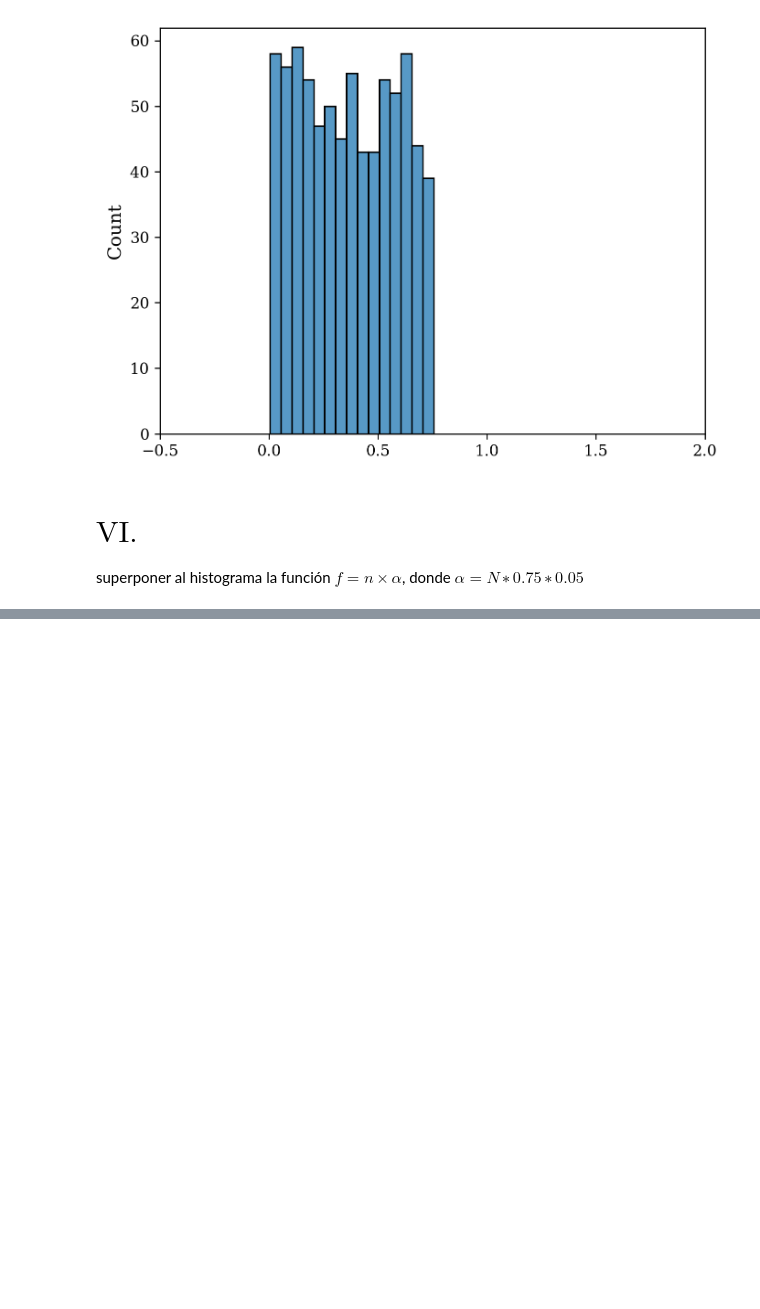
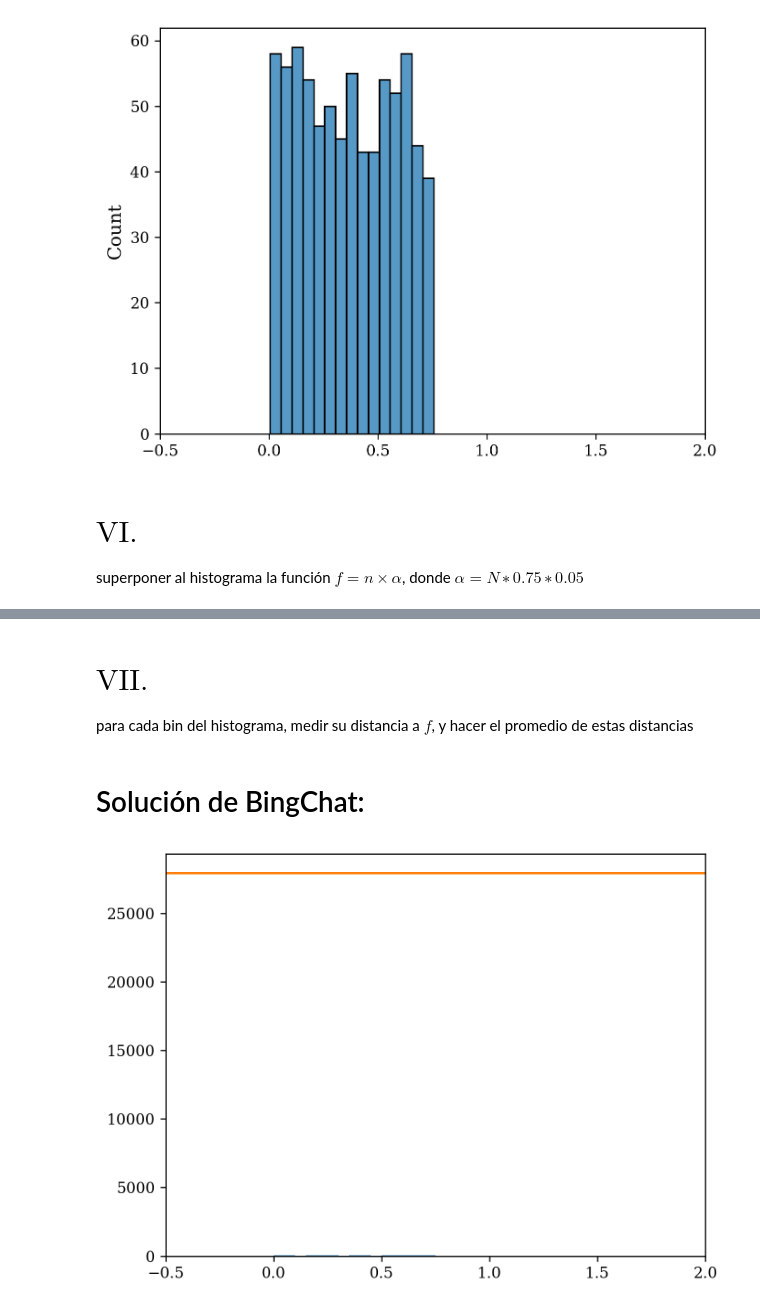
Before and after one commit to agustinbrusco/MEFE, a Jupyter notebook: Código/autoevaluacion_compu.ipynb, the cells around one changed output, grey strips where cells are left out. Drawn from its saved outputs; the diff is of its cells as text; code cells hidden in the pictures; blank space fills up the shorter version.

Commit message:
added bing's solution

```diff
--- a/Código/autoevaluacion_compu.ipynb
+++ b/Código/autoevaluacion_compu.ipynb
@@ -69,0 +74,32 @@ plt.show()
+# %% [markdown]
+# $\text{VII.}$
+para cada bin del histograma, medir su distancia a $f$, y hacer el promedio de estas distancias
+# %% [markdown]
+# Solución de BingChat:
+# %%
+import random
+import matplotlib.pyplot as plt
+
+N = 1000
+numeros_seleccionados = []
+
+for i in range(N):
+    numero = random.uniform(0, 1)
+    if numero < 0.75:
+        numeros_seleccionados.append(numero)
+
+n = len(numeros_seleccionados)
+plt.hist(numeros_seleccionados, bins=[x * 0.05 for x in range(-10, 41)])
+plt.xlim(-0.5, 2.0)
+
+alpha = N * 0.75 * 0.05
+x = [x * 0.05 for x in range(-10, 41)]
+y = [n * alpha for _ in x]  # a: Bing interpreted `f` as a constant.
+plt.plot(x, y)
+
+distancias = []
+for i in range(len(x)):
+    distancias.append(abs(y[i] - n))
+distancia_promedio = sum(distancias) / len(distancias)
+# %% [output]
+[figure, added]
```
Also changed, not shown: parts of 2 cells of this notebook.
